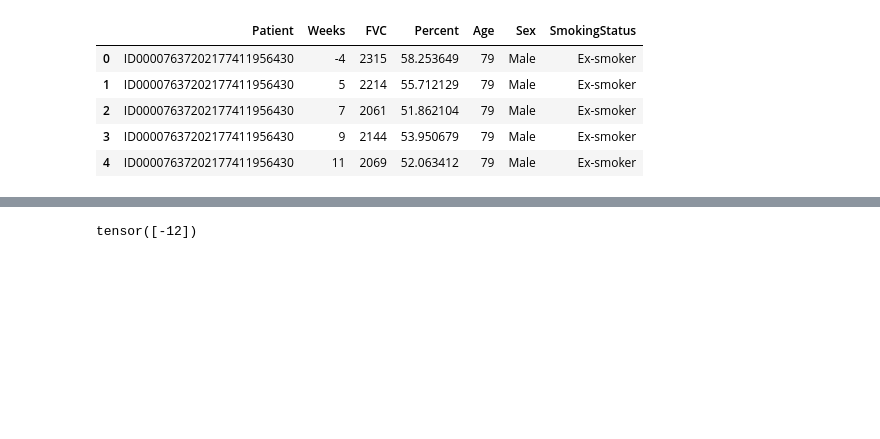
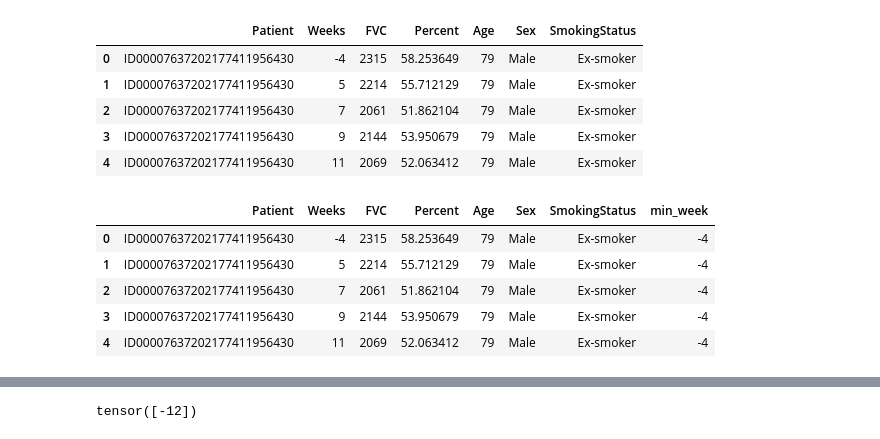
Before and after one commit to jonykarki/Kaggle-OSIC-Pulmonary-Fibrosis-Progression, a Jupyter notebook: LSTM/main.ipynb, the cells around one changed output, grey strips where cells are left out. Drawn from its saved outputs; the diff is of its cells as text; code cells hidden in the pictures; blank space fills up the shorter version.

```diff
--- a/LSTM/main.ipynb
+++ b/LSTM/main.ipynb
@@ -32,3 +32,14 @@ train_df.head()
 | 2 | ID00007637202177411956430 | 7 | 2061 | 51.862104 | 79 | Male | Ex-smoker |
 | 3 | ID00007637202177411956430 | 9 | 2144 | 53.950679 | 79 | Male | Ex-smoker |
 | 4 | ID00007637202177411956430 | 11 | 2069 | 52.063412 | 79 | Male | Ex-smoker |
+# %%
+train_df['min_week'] = train_df['Weeks']
+train_df['min_week'] = train_df.groupby('Patient')['min_week'].transform('min')
+train_df.head()
+# %% [output]
+|  | Patient | Weeks | FVC | Percent | Age | Sex | SmokingStatus | min_week |
+| 0 | ID00007637202177411956430 | -4 | 2315 | 58.253649 | 79 | Male | Ex-smoker | -4 |
+| 1 | ID00007637202177411956430 | 5 | 2214 | 55.712129 | 79 | Male | Ex-smoker | -4 |
+| 2 | ID00007637202177411956430 | 7 | 2061 | 51.862104 | 79 | Male | Ex-smoker | -4 |
+| 3 | ID00007637202177411956430 | 9 | 2144 | 53.950679 | 79 | Male | Ex-smoker | -4 |
+| 4 | ID00007637202177411956430 | 11 | 2069 | 52.063412 | 79 | Male | Ex-smoker | -4 |
```
Also changed, not shown: parts of 7 cells of this notebook, 2 other files.
